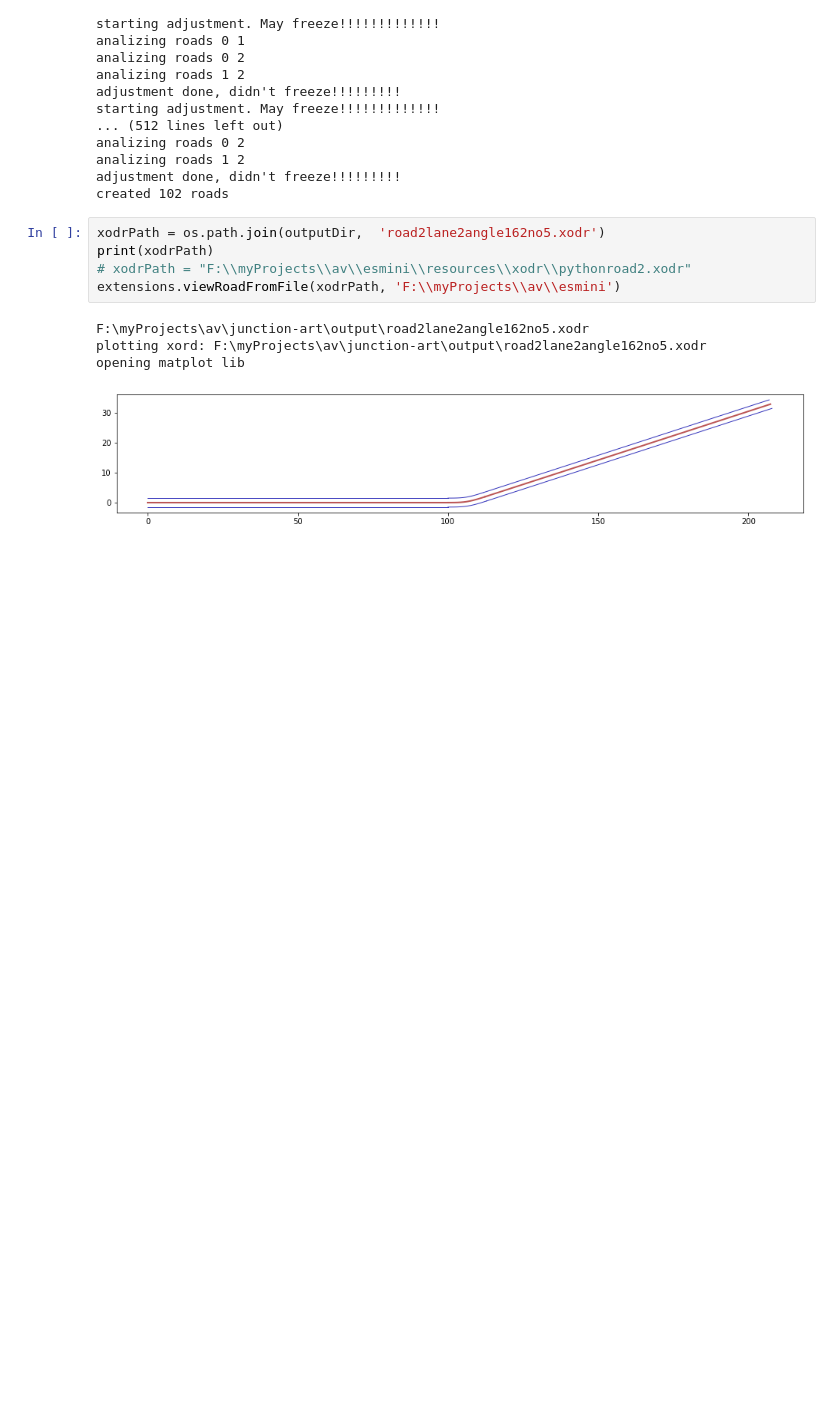
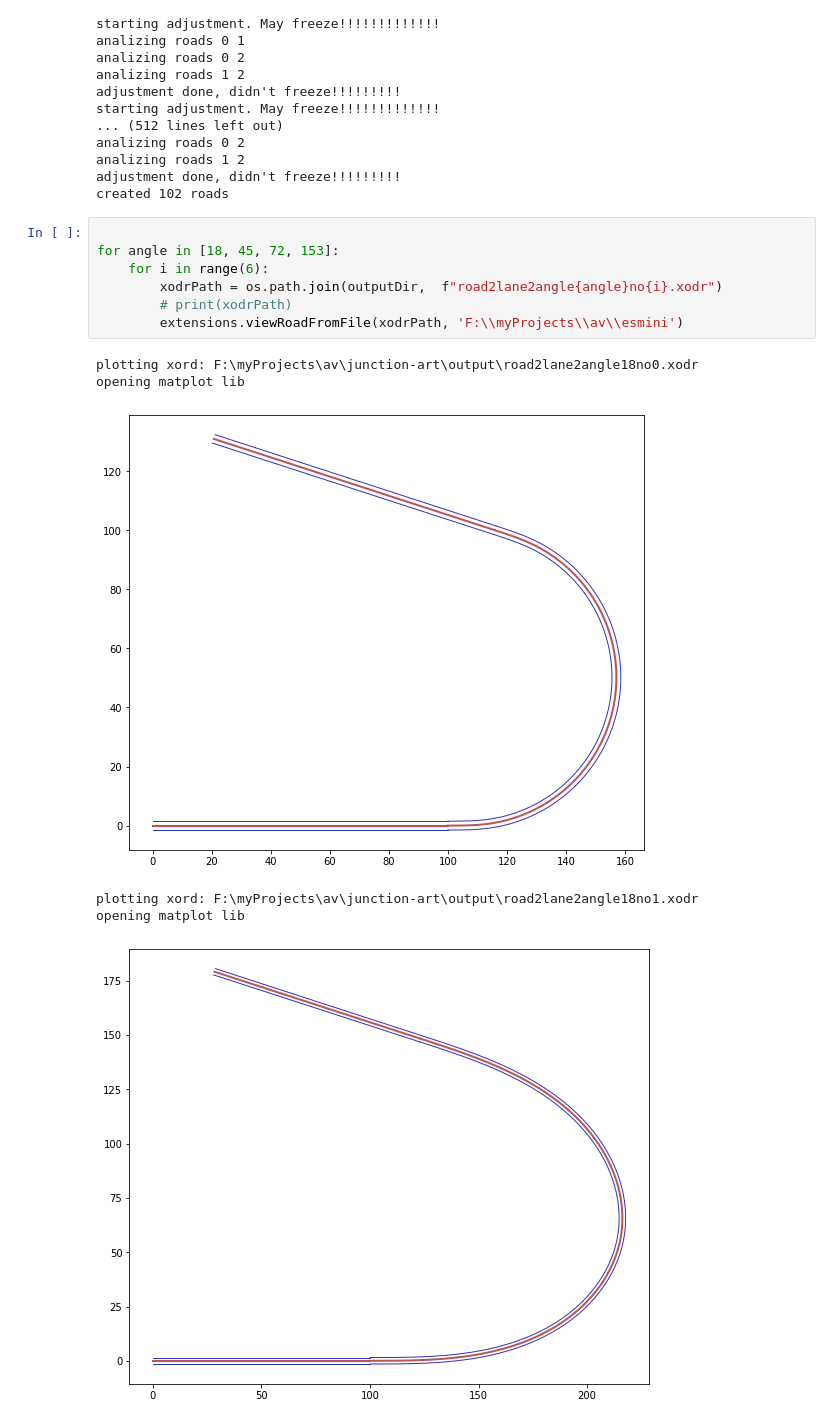
Before and after one commit to AugmentedDesignLab/junction-art, a Jupyter notebook: junctions/notebooks/harvester-2.ipynb, the cells around one changed output. Cells and saved outputs as stored; diff of their text form; blank space fills up the shorter version.

```diff
--- a/junctions/notebooks/harvester-2.ipynb
+++ b/junctions/notebooks/harvester-2.ipynb
@@ -35,12 +36,16 @@ analizing roads 1 2
 adjustment done, didn't freeze!!!!!!!!!
 created 102 roads
 # %%
-xodrPath = os.path.join(outputDir,  'road2lane2angle162no5.xodr')
-print(xodrPath)
-# xodrPath = "F:\\myProjects\\av\\esmini\\resources\\xodr\\pythonroad2.xodr"
-extensions.viewRoadFromFile(xodrPath, 'F:\\myProjects\\av\\esmini')
+
+for angle in [18, 45, 72, 153]:
+    for i in range(6):
+        xodrPath = os.path.join(outputDir,  f"road2lane2angle{angle}no{i}.xodr")
+        # print(xodrPath)
+        extensions.viewRoadFromFile(xodrPath, 'F:\\myProjects\\av\\esmini')
 # %% [output]
-F:\myProjects\av\junction-art\output\road2lane2angle162no5.xodr
-plotting xord: F:\myProjects\av\junction-art\output\road2lane2angle162no5.xodr
+plotting xord: F:\myProjects\av\junction-art\output\road2lane2angle18no0.xodr
 opening matplot lib
-[figure, old version]
+[figure, new version]
+plotting xord: F:\myProjects\av\junction-art\output\road2lane2angle18no1.xodr
+opening matplot lib
+[figure, added]
```
Also changed, not shown: parts of 3 cells of this notebook, 8 other files.
